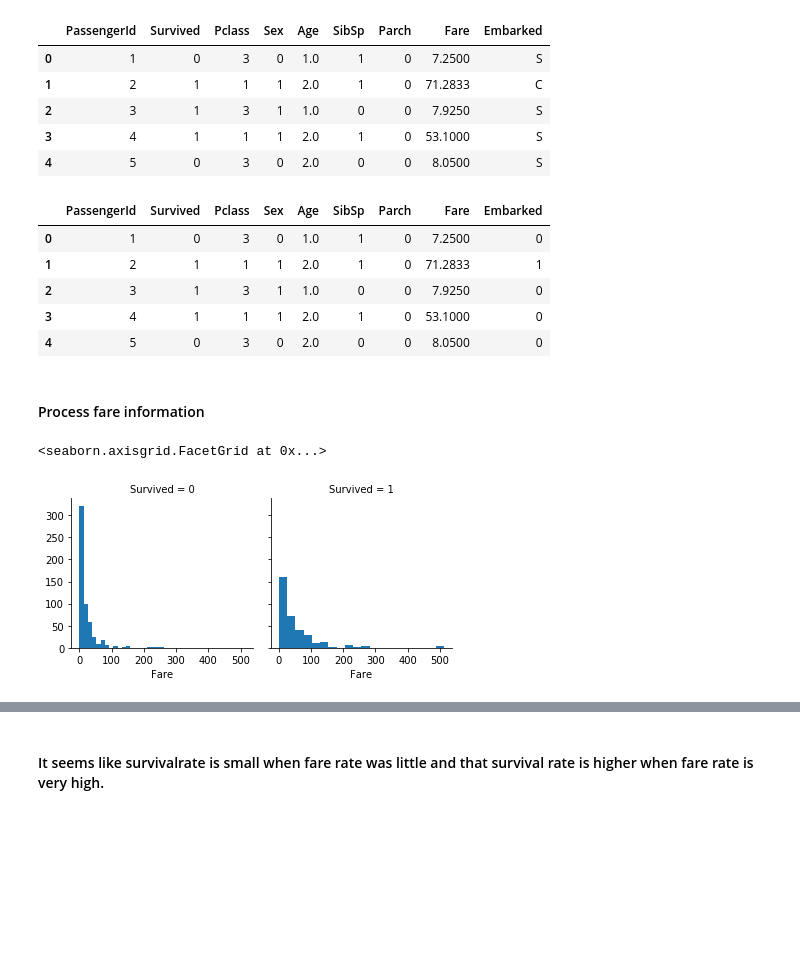
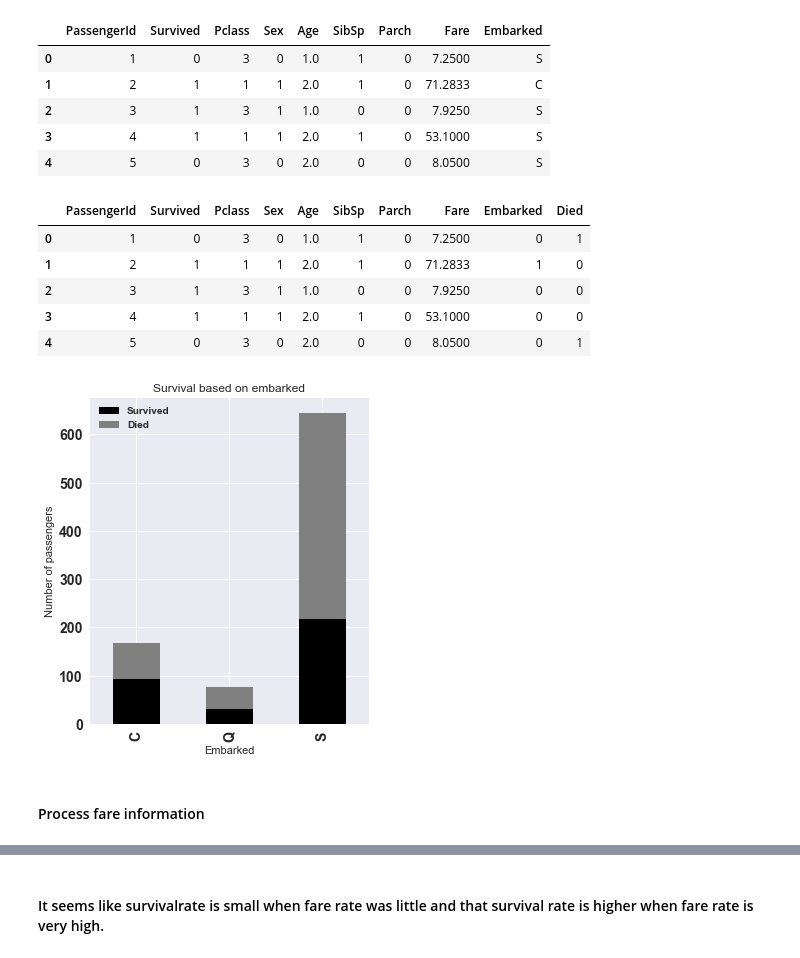
Before and after one commit to NatasjaWezel/DataMiningTechniques, a Jupyter notebook: assignment1_task2.ipynb, the cells around one changed output, grey strips where cells are left out. Cells and saved outputs as stored; diff of their text form; code cells hidden in the pictures; blank space fills up the shorter version.

```diff
--- a/assignment1_task2.ipynb
+++ b/assignment1_task2.ipynb
@@ -285,33 +292,43 @@ train_df.head()
 | 4 | 5 | 0 | 3 | 0 | 2.0 | 0 | 0 | 8.0500 | S |
 # %%
 # Preprocess embarked
+train_df['Died'] = 1 - train_df['Survived']
+alldata = train_df.groupby('Embarked').agg('sum')[['Survived', 'Died']]
+
+plt.style.use('seaborn')
+plot = train_df.groupby('Embarked').agg('sum')[['Survived', 'Died']].plot(kind='bar',
+                                                                    fontsize=14,
+                                                                    figsize=(5, 6),
+                                                                    stacked=True,
+                                                                    color=['black', 'grey'],
+                                                                    title="Survival based on embarked");
+plot.set_ylabel("Number of passengers")
+plot.figure.savefig("results/embarked.pdf")
 
 # Get mode for missing values
 mode = train_df.Embarked.dropna().mode()[0]
 
  # Fill missing values with mode
 train_df['Embarked'] = train_df['Embarked'].fillna(mode)
 test_df['Embarked'] = test_df['Embarked'].fillna(mode)
 
 train_df[['Embarked', 'Survived']].groupby(['Embarked'], as_index=False).mean().sort_values(by='Survived', ascending=False)
 
 # Convert to integers
-train_df['Embarked'] = train_df['Embarked'].map( {'S': 0, 'C': 1, 'Q': 2} ).astype(int)
-test_df['Embarked'] = test_df['Embarked'].map( {'S': 0, 'C': 1, 'Q': 2} ).astype(int)
+try:
+    train_df['Embarked'] = train_df['Embarked'].map( {'S': 0, 'C': 1, 'Q': 2} ).astype(int)
+    test_df['Embarked'] = test_df['Embarked'].map( {'S': 0, 'C': 1, 'Q': 2} ).astype(int)
+except ValueError:
+    print("Already converted to int")
 
 train_df.head()
 # %% [output]
-|  | PassengerId | Survived | Pclass | Sex | Age | SibSp | Parch | Fare | Embarked |
-| 0 | 1 | 0 | 3 | 0 | 1.0 | 1 | 0 | 7.2500 | 0 |
-| 1 | 2 | 1 | 1 | 1 | 2.0 | 1 | 0 | 71.2833 | 1 |
-| 2 | 3 | 1 | 3 | 1 | 1.0 | 0 | 0 | 7.9250 | 0 |
-| 3 | 4 | 1 | 1 | 1 | 2.0 | 1 | 0 | 53.1000 | 0 |
-| 4 | 5 | 0 | 3 | 0 | 2.0 | 0 | 0 | 8.0500 | 0 |
+|  | PassengerId | Survived | Pclass | Sex | Age | SibSp | Parch | Fare | Embarked | Died |
+| 0 | 1 | 0 | 3 | 0 | 1.0 | 1 | 0 | 7.2500 | 0 | 1 |
+| 1 | 2 | 1 | 1 | 1 | 2.0 | 1 | 0 | 71.2833 | 1 | 0 |
+| 2 | 3 | 1 | 3 | 1 | 1.0 | 0 | 0 | 7.9250 | 0 | 0 |
+| 3 | 4 | 1 | 1 | 1 | 2.0 | 1 | 0 | 53.1000 | 0 | 0 |
+| 4 | 5 | 0 | 3 | 0 | 2.0 | 0 | 0 | 8.0500 | 0 | 1 |
+[figure, added]
 # %% [markdown]
 #### Process fare information
-# %%
-g = sns.FacetGrid(train_df, col='Survived')
-g.map(plt.hist, 'Fare', bins=20)
-# %% [output]
-<seaborn.axisgrid.FacetGrid at 0x...>
-[figure, removed]
```
Also changed, not shown: parts of 9 cells of this notebook, 13 other files.
